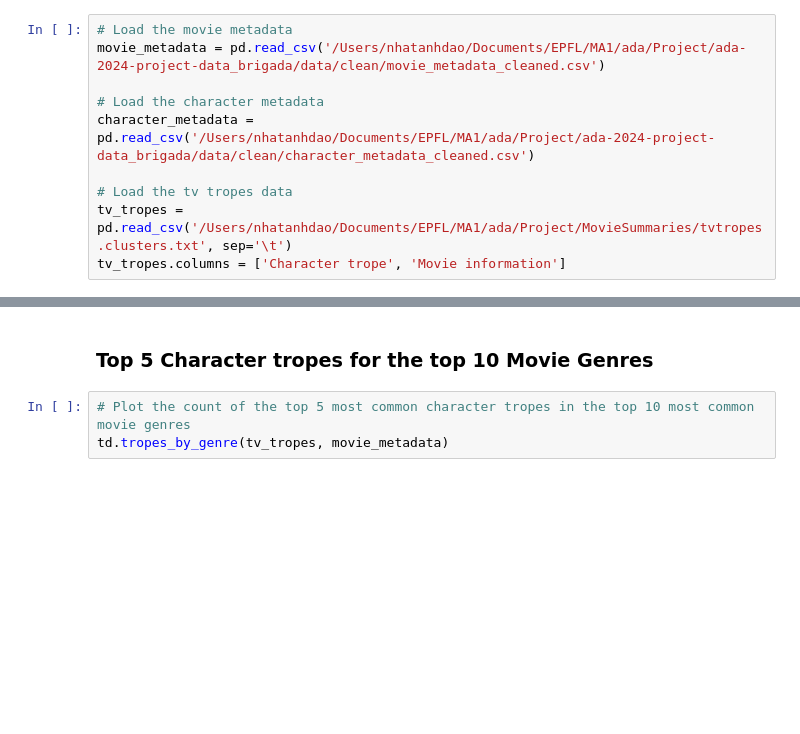
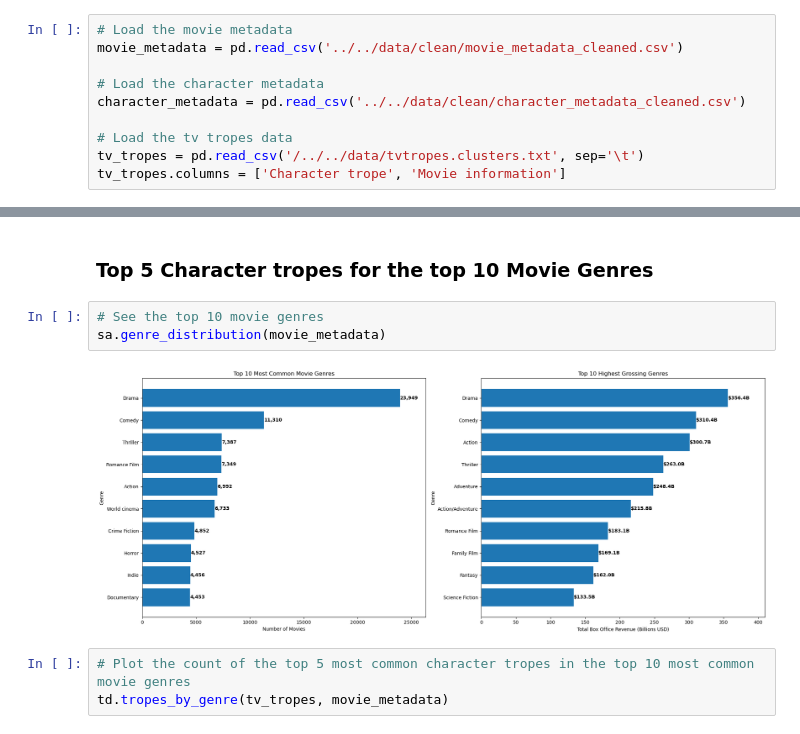
Before and after one commit to epfl-ada/ada-2024-project-data_brigada, a Jupyter notebook: results.ipynb, the cells around one changed output, grey strips where cells are left out. Saved outputs shown, nothing was run; the diff lists cells and outputs as text; blank space fills up the shorter version.

Commit message:
gender and genre distributions

```diff
--- a/results.ipynb
+++ b/results.ipynb
@@ -16,13 +18,13 @@ from src.scripts import tropes_distributions as td
 ### Load the data
 # %%
 # Load the movie metadata
-movie_metadata = pd.read_csv('/Users/nhatanhdao/Documents/EPFL/MA1/ada/Project/ada-2024-project-data_brigada/data/clean/movie_metadata_cleaned.csv')
+movie_metadata = pd.read_csv('../../data/clean/movie_metadata_cleaned.csv')
 
 # Load the character metadata
-character_metadata = pd.read_csv('/Users/nhatanhdao/Documents/EPFL/MA1/ada/Project/ada-2024-project-data_brigada/data/clean/character_metadata_cleaned.csv')
+character_metadata = pd.read_csv('../../data/clean/character_metadata_cleaned.csv')
 
 # Load the tv tropes data
-tv_tropes = pd.read_csv('/Users/nhatanhdao/Documents/EPFL/MA1/ada/Project/MovieSummaries/tvtropes.clusters.txt', sep='\t')
+tv_tropes = pd.read_csv('/../../data/tvtropes.clusters.txt', sep='\t')
 tv_tropes.columns = ['Character trope', 'Movie information']
 # %% [markdown]
 # 1. How can we define the different character tropes ?
@@ -64,6 +66,11 @@ td.tropes_count_histogram(tropes_count)
 We can see that the most common tropes of this dataset are "crazy jealous guy" and "corrupt corporate executive". The least common trope is "classy cat burglar" which is not that surprising because it is a very specific kind of character that can only appear in very rare cases of movies. We have to note that the dataset is relatively small and that the distribution of the tropes here might not be totally representative of the distribution of the tropes in movies in general. To do a more in depth and accurate analysis, we would need to create a much larger dataset. Certain tropes like for example "dumb blonde" and "brainless beauty" can easily be merged together which could be a possible way to have less tropes and a more significant analysis.
 # %% [markdown]
 ### Top 5 Character tropes for the top 10 Movie Genres
+# %%
+# See the top 10 movie genres
+sa.genre_distribution(movie_metadata)
+# %% [output]
+[figure, added]
 # %%
 # Plot the count of the top 5 most common character tropes in the top 10 most common movie genres
 td.tropes_by_genre(tv_tropes, movie_metadata)
```
Also changed, not shown: parts of 8 cells of this notebook, 3 other files.
